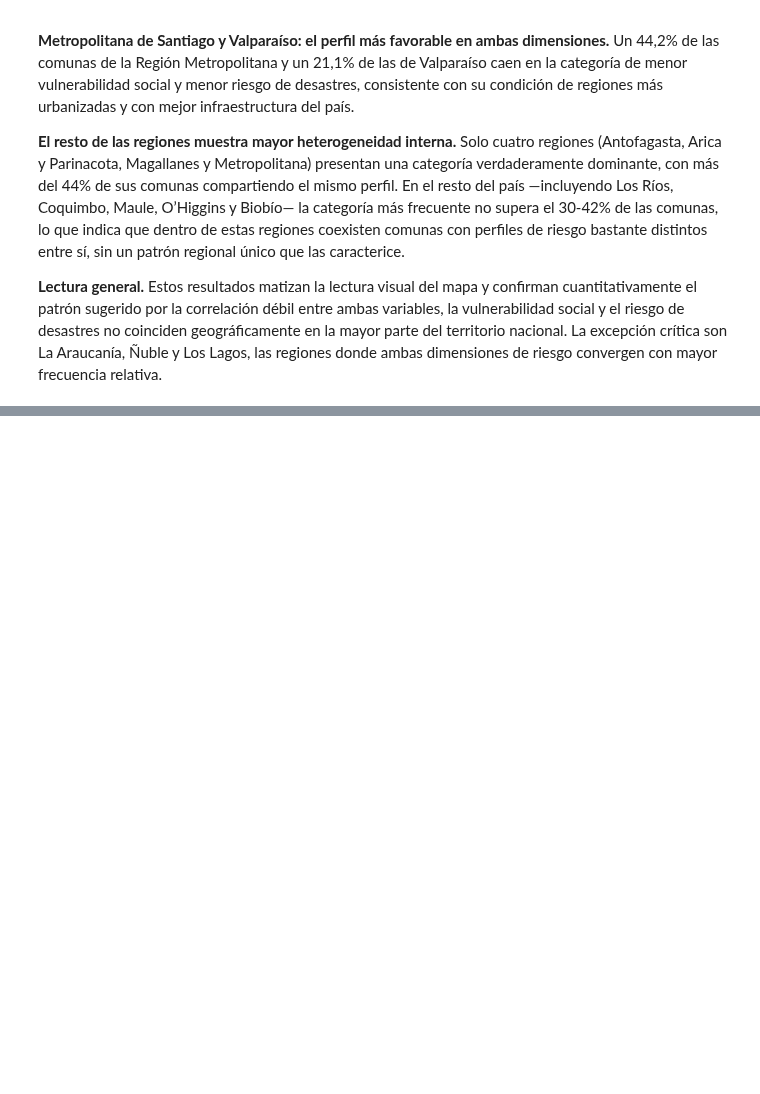
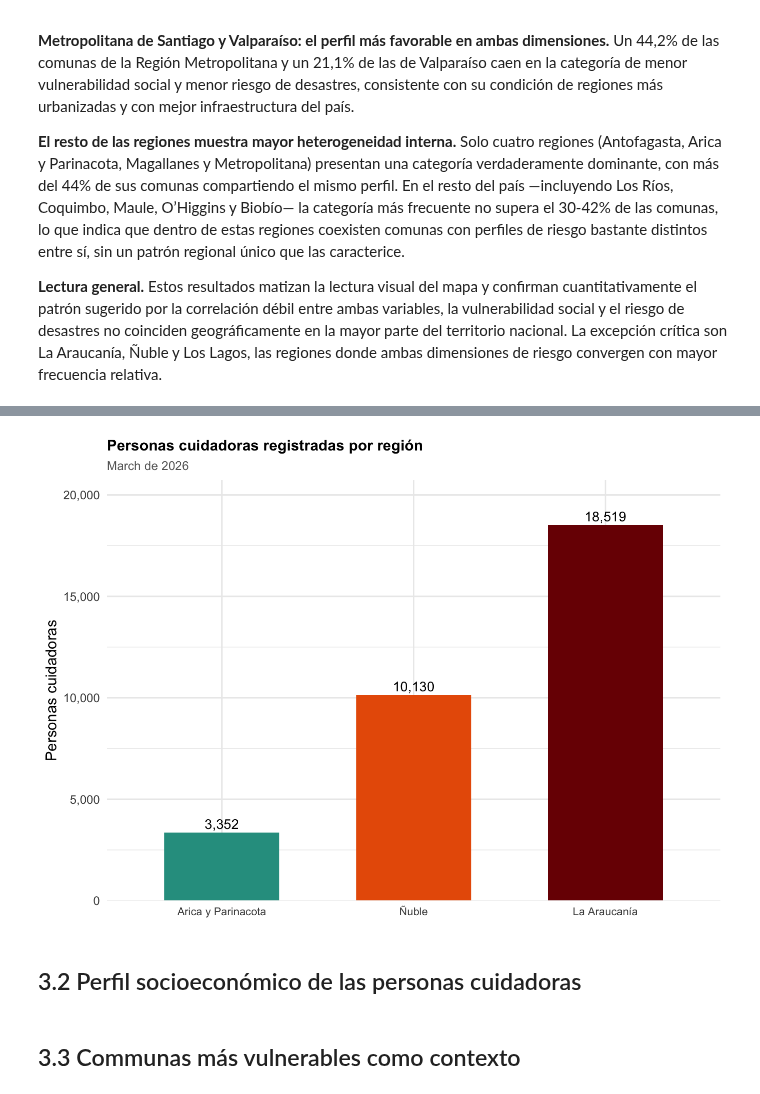
Before and after one commit to renatodeluca/risks-and-aging, a Jupyter notebook: docs/index.out.ipynb, the cells around one changed output, grey strips where cells are left out. Cells and saved outputs as stored; diff of their text form; code cells hidden in the pictures; blank space fills up the shorter version.

```diff
--- a/docs/index.out.ipynb
+++ b/docs/index.out.ipynb
@@ -195,0 +284,23 @@ tabla_bivariada_regional %>%
+# %%
+bpc_reg_3 %>%
+  select(region, n = cuidadoras) %>%
+  mutate(region = factor(region, levels = regiones_cuidado)) %>%
+  ggplot(aes(x = reorder(region, n), y = n, fill = region)) +
+  geom_col(width = 0.6, show.legend = FALSE) +
+  geom_text(aes(label = scales::comma(n)), vjust = -0.4, size = 3.5) +
+  scale_fill_manual(values = c("Ñuble" = "#E85D04", "La Araucanía" = "#7A0403",
+                               "Arica y Parinacota" = "#2A9D8F")) +
+  scale_y_continuous(labels = scales::comma, expand = expansion(mult = c(0, 0.12))) +
+  labs(
+    title = "Personas cuidadoras registradas por región",
+    subtitle = format(max(bpc$periodo), "%B de %Y"),
+    x = NULL, y = "Personas cuidadoras"
+  ) +
+  theme_minimal() +
+  theme(plot.title = element_text(face = "bold", size = 11),
+        plot.subtitle = element_text(size = 9, colour = "grey40"),
+        axis.text.x = element_text(size = 8))
+# %% [output]
+[figure, added]
+# %% [markdown]
+## 3.2 Perfil socioeconómico de las personas cuidadoras
@@ -195,0 +313,2 @@ tabla_bivariada_regional %>%
+# %% [markdown]
+## 3.3 Communas más vulnerables como contexto
```
Also changed, not shown: parts of 10 cells of this notebook, 22 other files.
